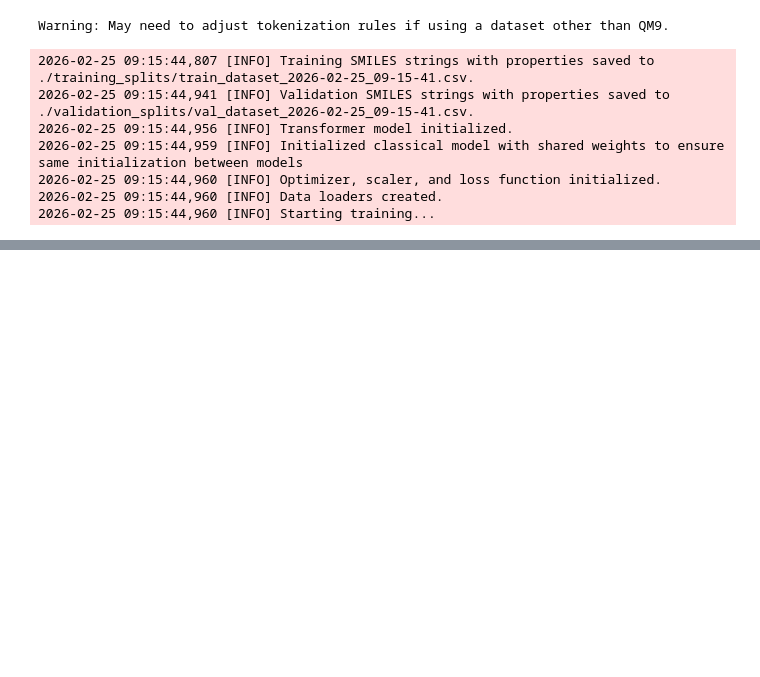
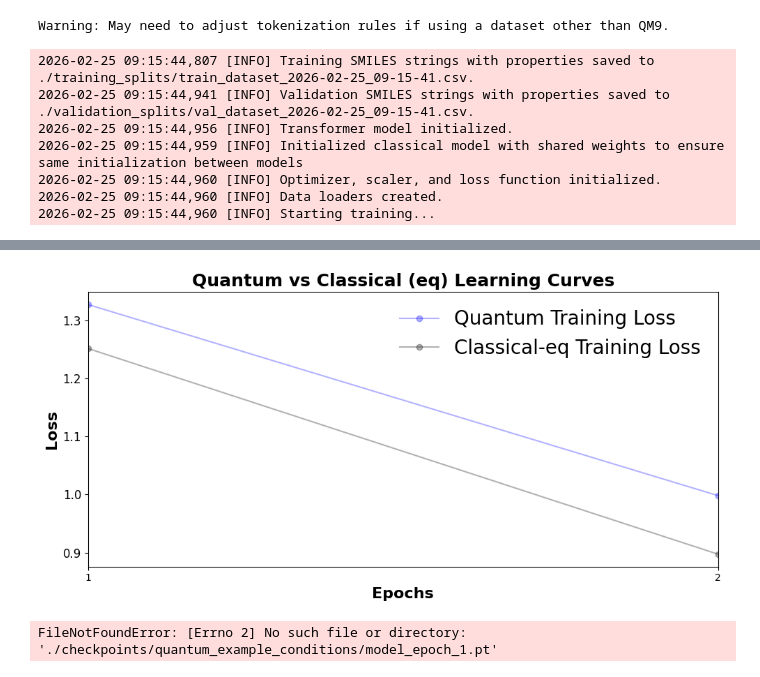
Before and after one commit to AndewNN/Quantum_Transformer, a Jupyter notebook: tutorial.ipynb, the cells around one changed output, grey strips where cells are left out. Drawn from its saved outputs; the diff is of its cells as text; code cells hidden in the pictures; blank space fills up the shorter version.

```diff
--- a/tutorial.ipynb
+++ b/tutorial.ipynb
@@ -474,21 +529,24 @@ train_transformer(
 # %%
 from src.analysis import generate_plots_from_checkpoint
 
 generate_plots_from_checkpoint(
-    quantum_checkpoint_path="./checkpoints/quantum_example/model_epoch_3.pt",
-    classical_equal_param_checkpoint_path="./checkpoints/classical_example/model_epoch_3.pt",
+    quantum_checkpoint_path="./checkpoints/quantum_example/model_epoch_2.pt",
+    classical_equal_param_checkpoint_path="./checkpoints/classical_example/model_epoch_2.pt",
     title="Quantum vs Classical (eq) Learning Curves",
     plot_train_losses=True,
     show_plot=True,
 )
 
 generate_plots_from_checkpoint(
-    quantum_checkpoint_path="./checkpoints/quantum_example_conditions/model_epoch_3.pt",
-    classical_equal_param_checkpoint_path="./checkpoints/classical_example_conditions/model_epoch_3.pt",
+    quantum_checkpoint_path="./checkpoints/quantum_example_conditions/model_epoch_1.pt",
+    classical_equal_param_checkpoint_path="./checkpoints/classical_example_conditions/model_epoch_1.pt",
     title="Quantum vs Classical (cond) Learning Curves",
     plot_train_losses=True,
     show_plot=True,
 )
+# %% [output]
+[figure, added]
+FileNotFoundError: [Errno 2] No such file or directory: './checkpoints/quantum_example_conditions/model_epoch_1.pt'
 # %%
 from src.analysis import generate_smiles
 
```
Also changed, not shown: parts of 14 cells of this notebook, 1 other file.
